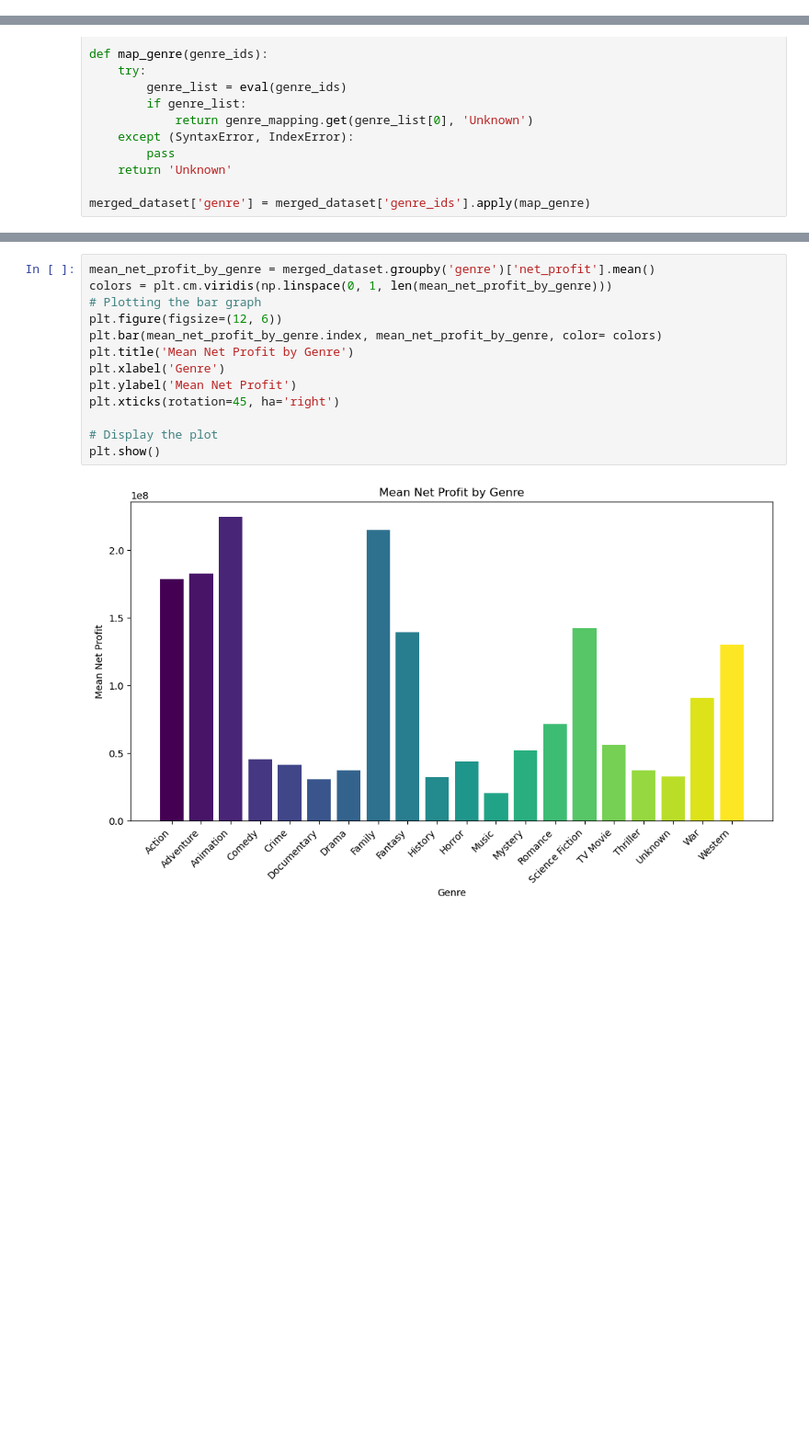
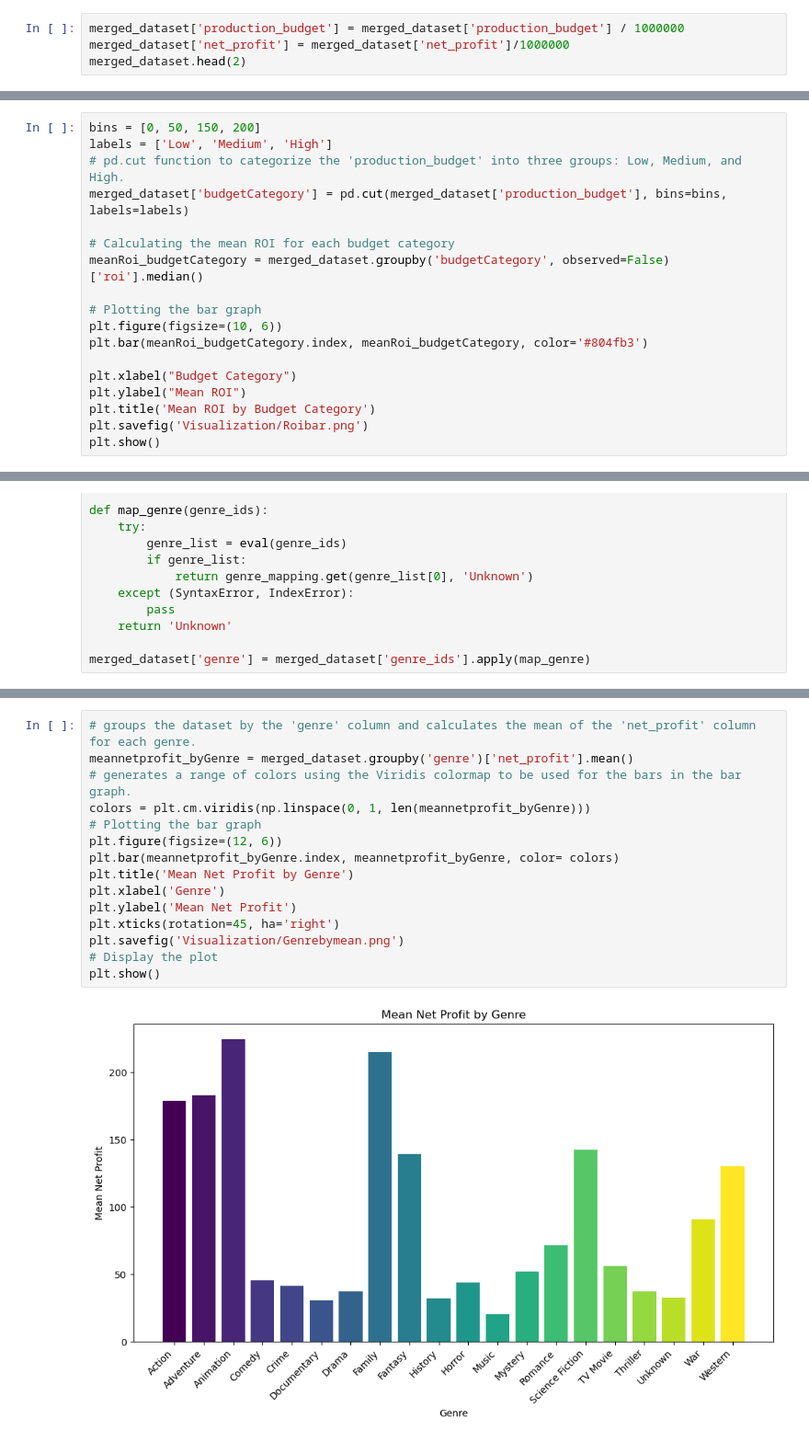
Before and after one commit to Cynthiachelangat/movie-analysis, a Jupyter notebook: movie.ipynb, the cells around one changed output, grey strips where cells are left out. Shown at 92% size. Cells and saved outputs as stored; diff of their text form; blank space fills up the shorter version.

```diff
--- a/movie.ipynb
+++ b/movie.ipynb
@@ -263,3 +290,7 @@ merged_dataset.head(2)
 |  | genre_ids | movie | vote_average | vote_count | production_budget | worldwide_gross | release_date | ... |
 | 0 | [14, 12, 16, 10751] | How to Train Your Dragon | 7.7 | 7610 | 165000000 | 494870992 | 2010-03-26 | ... |
 | 1 | [12, 28, 878] | Iron Man 2 | 6.8 | 12368 | 170000000 | 621156389 | 2010-05-07 | ... |
+# %%
+merged_dataset['production_budget'] = merged_dataset['production_budget'] / 1000000
+merged_dataset['net_profit'] = merged_dataset['net_profit']/1000000
+merged_dataset.head(2)
@@ -303,0 +354,18 @@ round(correlationBudget, 4)
+# %%
+bins = [0, 50, 150, 200]
+labels = ['Low', 'Medium', 'High']
+# pd.cut function to categorize the 'production_budget' into three groups: Low, Medium, and High.
+merged_dataset['budgetCategory'] = pd.cut(merged_dataset['production_budget'], bins=bins, labels=labels)
+
+# Calculating the mean ROI for each budget category
+meanRoi_budgetCategory = merged_dataset.groupby('budgetCategory', observed=False)['roi'].median()
+
+# Plotting the bar graph
+plt.figure(figsize=(10, 6))
+plt.bar(meanRoi_budgetCategory.index, meanRoi_budgetCategory, color='#804fb3')
+
+plt.xlabel("Budget Category")
+plt.ylabel("Mean ROI")
+plt.title('Mean ROI by Budget Category')
+plt.savefig('Visualization/Roibar.png')
+plt.show()
@@ -337,15 +424,17 @@ merged_dataset['genre'] = merged_dataset['genre_ids'].apply(map_genre)
 # %%
-mean_net_profit_by_genre = merged_dataset.groupby('genre')['net_profit'].mean()
-colors = plt.cm.viridis(np.linspace(0, 1, len(mean_net_profit_by_genre)))
+# groups the dataset by the 'genre' column and calculates the mean of the 'net_profit' column for each genre.
+meannetprofit_byGenre = merged_dataset.groupby('genre')['net_profit'].mean()
+# generates a range of colors using the Viridis colormap to be used for the bars in the bar graph.
+colors = plt.cm.viridis(np.linspace(0, 1, len(meannetprofit_byGenre)))
 # Plotting the bar graph
 plt.figure(figsize=(12, 6))
-plt.bar(mean_net_profit_by_genre.index, mean_net_profit_by_genre, color= colors)
+plt.bar(meannetprofit_byGenre.index, meannetprofit_byGenre, color= colors)
 plt.title('Mean Net Profit by Genre')
 plt.xlabel('Genre')
 plt.ylabel('Mean Net Profit')
 plt.xticks(rotation=45, ha='right')
-
+plt.savefig('Visualization/Genrebymean.png')
 # Display the plot
 plt.show()
 # %% [output]
-[figure, old version]
+[figure, new version]
```
Also changed, not shown: parts of 51 cells of this notebook, 9 other files.
